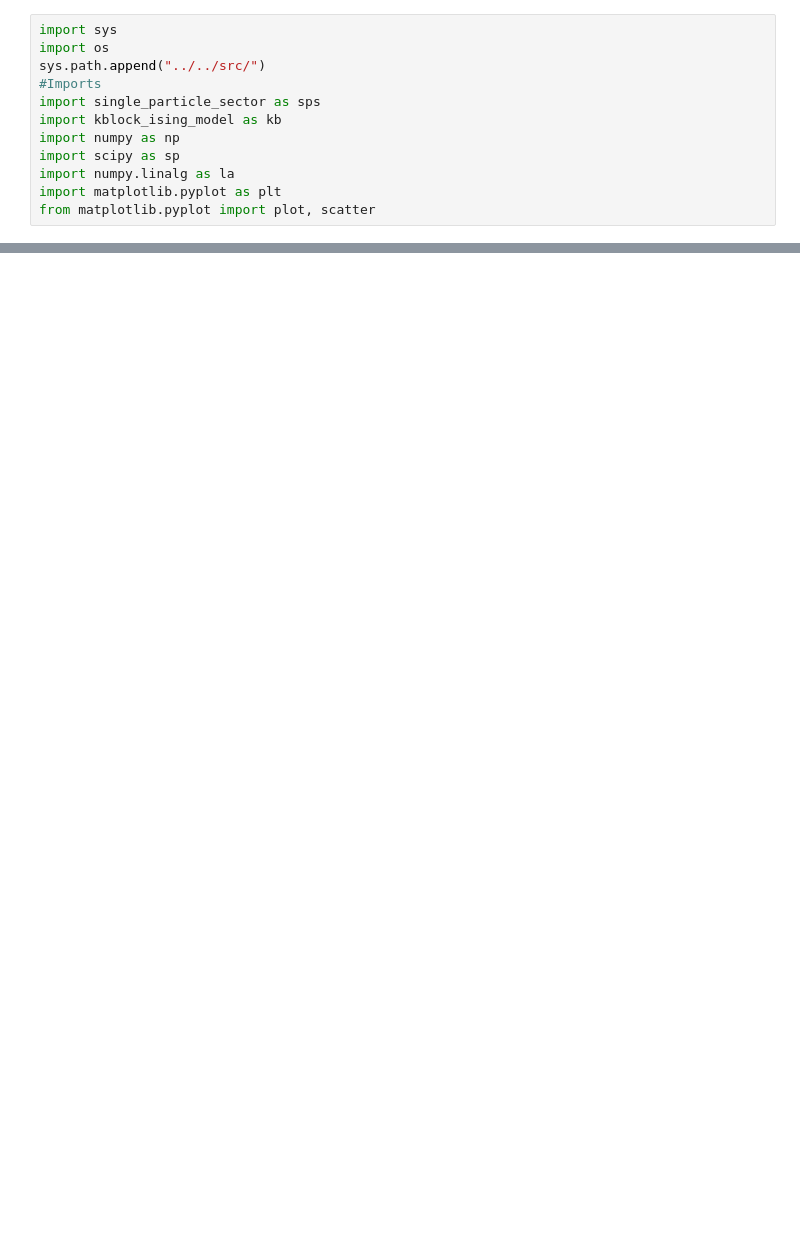
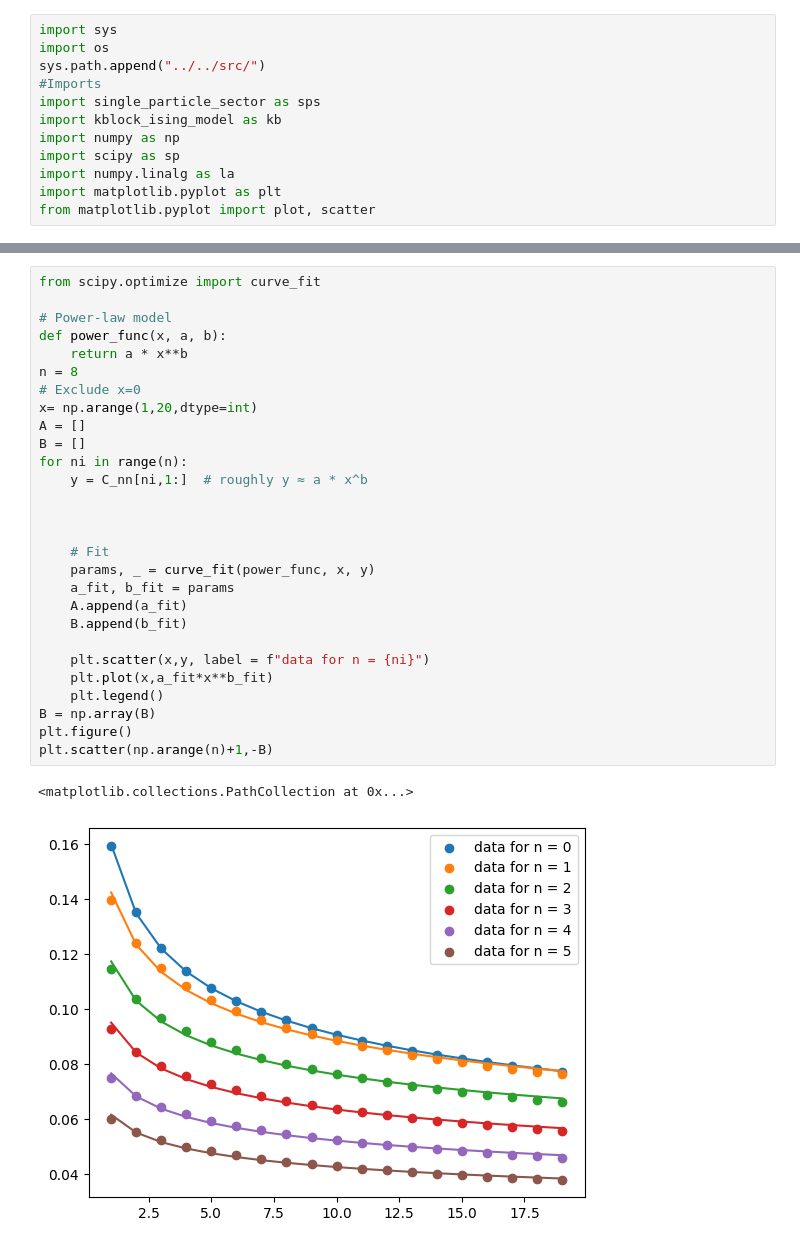
Before and after one commit to KristianMunnikhuis/subsystem_loschmidt_echo, a Jupyter notebook: scripts/scaling_dim/scaling_of_strings.ipynb, the cells around one changed output, grey strips where cells are left out. Drawn from its saved outputs; the diff is of its cells as text; blank space fills up the shorter version.

```diff
--- a/scripts/scaling_dim/scaling_of_strings.ipynb
+++ b/scripts/scaling_dim/scaling_of_strings.ipynb
@@ -97,0 +40,31 @@ for n in range(2,8,2):
+# %%
+from scipy.optimize import curve_fit
+
+# Power-law model
+def power_func(x, a, b):
+    return a * x**b
+n = 8
+# Exclude x=0
+x= np.arange(1,20,dtype=int)
+A = []
+B = []
+for ni in range(n):
+    y = C_nn[ni,1:]  # roughly y ≈ a * x^b
+
+
+
+    # Fit
+    params, _ = curve_fit(power_func, x, y)
+    a_fit, b_fit = params
+    A.append(a_fit)
+    B.append(b_fit)
+
+    plt.scatter(x,y, label = f"data for n = {ni}")
+    plt.plot(x,a_fit*x**b_fit)
+    plt.legend()
+B = np.array(B)
+plt.figure()
+plt.scatter(np.arange(n)+1,-B)
+# %% [output]
+<matplotlib.collections.PathCollection at 0x...>
+[figure, added]
```
Also changed, not shown: parts of 7 cells of this notebook.
